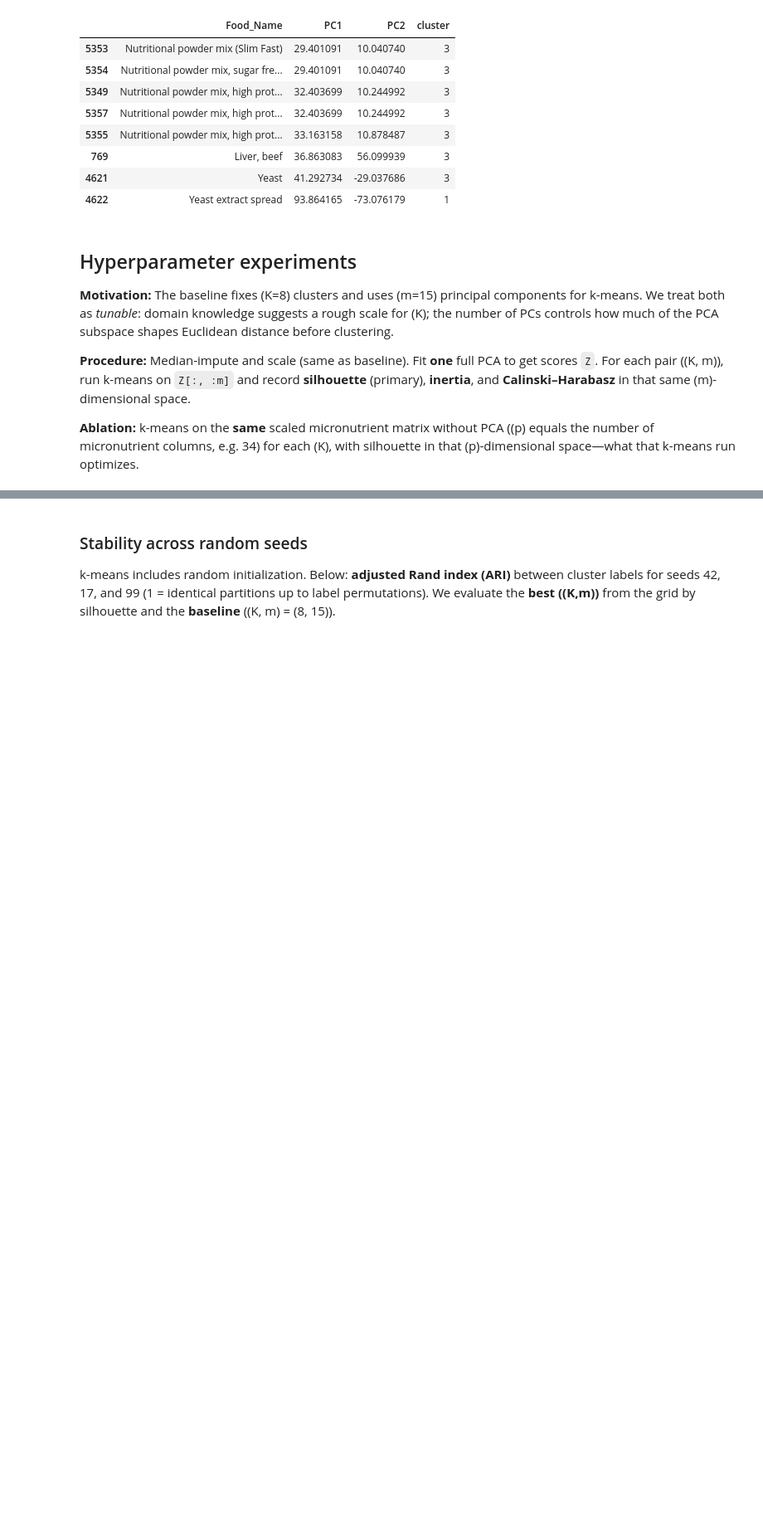
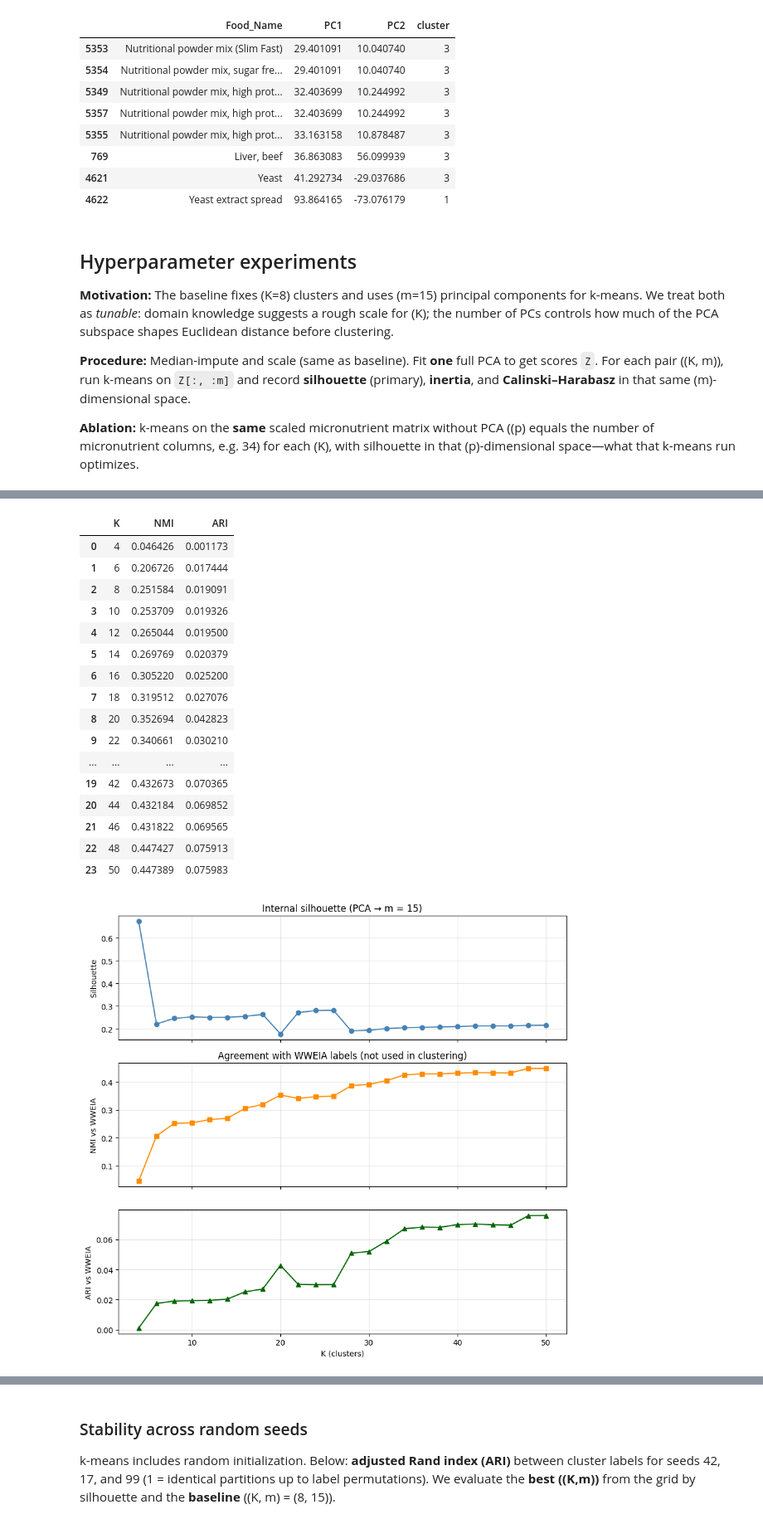
Before and after one commit to rsrini10/StatLearning_FinalProject, a Jupyter notebook: unsupervised_learning/pca_kmeans_exploration.ipynb, the cells around one changed output, grey strips where cells are left out. Shown at 83% size. Drawn from its saved outputs; the diff is of its cells as text; code cells hidden in the pictures; blank space fills up the shorter version.

```diff
--- a/unsupervised_learning/pca_kmeans_exploration.ipynb
+++ b/unsupervised_learning/pca_kmeans_exploration.ipynb
@@ -240,0 +326,52 @@ Name: 0, dtype: float64
+# %%
+name_to_cat = sup_tbl.set_index("Food_Name")[label_col]
+y_true_raw = food_names.map(name_to_cat)
+if y_true_raw.isna().any():
+    miss = int(y_true_raw.isna().sum())
+    raise ValueError(f"{miss} foods missing WWEIA label after Food_Name merge")
+
+y_true_enc = LabelEncoder().fit_transform(y_true_raw.astype(str))
+
+m_ref = int(PC_FOR_KMEANS) if int(PC_FOR_KMEANS) in m_grid else int(m_grid[len(m_grid) // 2])
+Zm_ref = Z_full[:, :m_ref]
+
+rows_sup = []
+for k in K_grid:
+    if k < 2 or k >= len(X_mat):
+        continue
+    km = KMeans(n_clusters=k, random_state=RANDOM_SEED, n_init="auto")
+    pred = km.fit_predict(Zm_ref)
+    rows_sup.append(
+        {
+            "K": k,
+            "NMI": normalized_mutual_info_score(y_true_enc, pred),
+            "ARI": adjusted_rand_score(y_true_enc, pred),
+        }
+    )
+sup_vs_k_df = pd.DataFrame(rows_sup)
+print(f"PC space for this comparison: m = {m_ref} (same truncation as baseline default)\n")
+print("K with largest NMI vs WWEIA:")
+print(sup_vs_k_df.loc[sup_vs_k_df["NMI"].idxmax()])
+print("\nK with largest ARI vs WWEIA:")
+print(sup_vs_k_df.loc[sup_vs_k_df["ARI"].idxmax()])
+display(sup_vs_k_df)
+
+sil_mref = grid_df[grid_df["m"] == m_ref].sort_values("K")
+
+fig, axes = plt.subplots(3, 1, figsize=(9, 8.5), sharex=True)
+axes[0].plot(sil_mref["K"], sil_mref["silhouette"], "o-", color="steelblue")
+axes[0].set_ylabel("Silhouette")
+axes[0].set_title(f"Internal silhouette (PCA → m = {m_ref})")
+axes[0].grid(True, alpha=0.3)
+
+axes[1].plot(sup_vs_k_df["K"], sup_vs_k_df["NMI"], "s-", color="darkorange")
+axes[1].set_ylabel("NMI vs WWEIA")
+axes[1].set_title("Agreement with WWEIA labels (not used in clustering)")
+axes[1].grid(True, alpha=0.3)
+
+axes[2].plot(sup_vs_k_df["K"], sup_vs_k_df["ARI"], "^-", color="darkgreen")
+axes[2].set_ylabel("ARI vs WWEIA")
+axes[2].set_xlabel("K (clusters)")
+axes[2].grid(True, alpha=0.3)
+plt.tight_layout()
+# %% [output]
@@ -241,3 +391,21 @@ Name: 0, dtype: float64
+|  | K | NMI | ARI |
+| 0 | 4 | 0.046426 | 0.001173 |
+| 1 | 6 | 0.206726 | 0.017444 |
+| 2 | 8 | 0.251584 | 0.019091 |
+| 3 | 10 | 0.253709 | 0.019326 |
+| 4 | 12 | 0.265044 | 0.019500 |
+| 5 | 14 | 0.269769 | 0.020379 |
+| 6 | 16 | 0.305220 | 0.025200 |
+| 7 | 18 | 0.319512 | 0.027076 |
+| 8 | 20 | 0.352694 | 0.042823 |
+| 9 | 22 | 0.340661 | 0.030210 |
+| ... | ... | ... | ... |
+| 19 | 42 | 0.432673 | 0.070365 |
+| 20 | 44 | 0.432184 | 0.069852 |
+| 21 | 46 | 0.431822 | 0.069565 |
+| 22 | 48 | 0.447427 | 0.075913 |
+| 23 | 50 | 0.447389 | 0.075983 |
+[figure, added]
 # %%
 pivot_sil = grid_df.pivot(index="K", columns="m", values="silhouette")
 fig, ax = plt.subplots(figsize=(10, 6))
```
Also changed, not shown: parts of 10 cells of this notebook, 8 other files.
